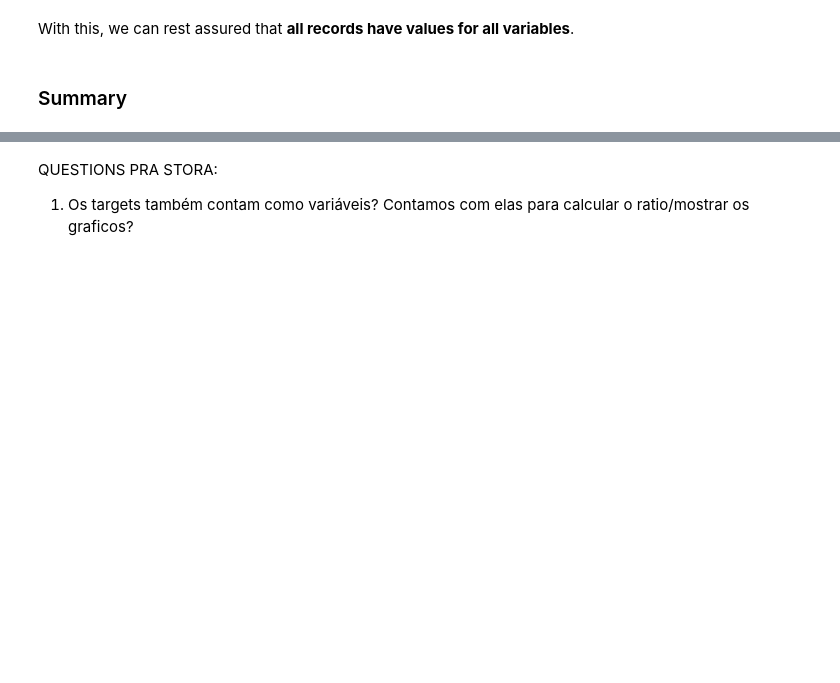
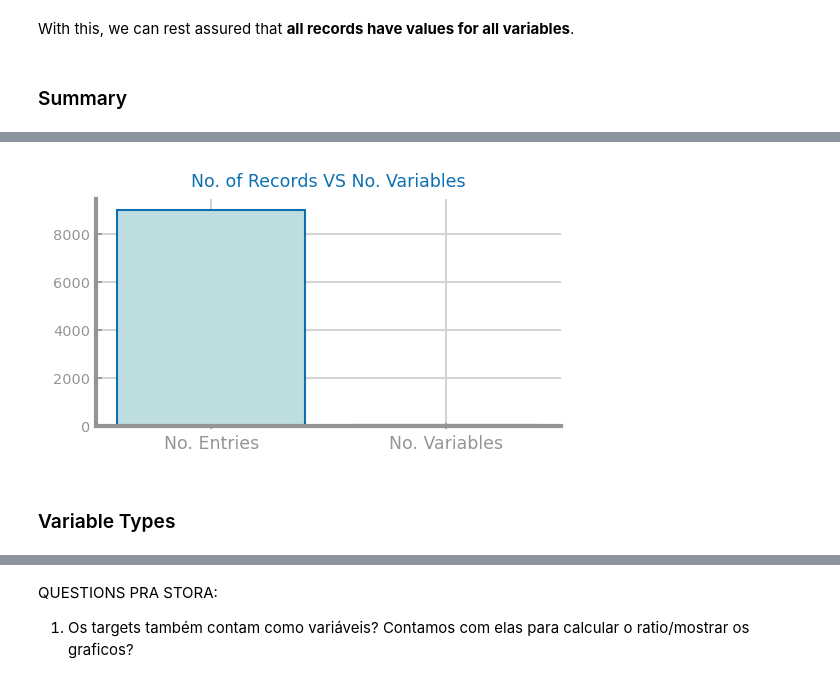
Before and after one commit to HerouFenix/cdados-project, a Jupyter notebook: DataProfiling/Dimensionality.ipynb, the cells around one changed output, grey strips where cells are left out. Saved outputs shown, nothing was run; the diff lists cells and outputs as text; code cells hidden in the pictures; blank space fills up the shorter version.

Commit message:
added reduced dataset and sparcsity

```diff
--- a/DataProfiling/Dimensionality.ipynb
+++ b/DataProfiling/Dimensionality.ipynb
@@ -295,0 +342,2 @@ With this, we can rest assured that **all records have values for all variables*
+# %%
+data = pd.read_csv('../datasets/reduced_oral_toxicity_32.csv', sep=';', header=None)
@@ -295,0 +346,10 @@ With this, we can rest assured that **all records have values for all variables*
+# %%
+no_entries = data.shape[0]
+no_variables = data.shape[1]
+
+no_variables = no_variables - 1 # Remove the target variable to get the ratio
+
+entries2variables_ration = no_entries/no_variables
+
+print('No. entries:', no_entries, '\nNo. variables:', no_variables)
+print('Entries to Variables Ratio:', entries2variables_ration)
@@ -295,0 +364,8 @@ With this, we can rest assured that **all records have values for all variables*
+# %%
+plt.figure(figsize=(4,2))
+values = {'No. Entries': no_entries, 'No. Variables': no_variables}
+ds.bar_chart(values.keys(), values.values(), title='No. of Records VS No. Variables')
+# %% [output]
+[figure, added]
+# %% [markdown]
+### Variable Types
```
Also changed, not shown: parts of 23 cells of this notebook, 3 other files.
